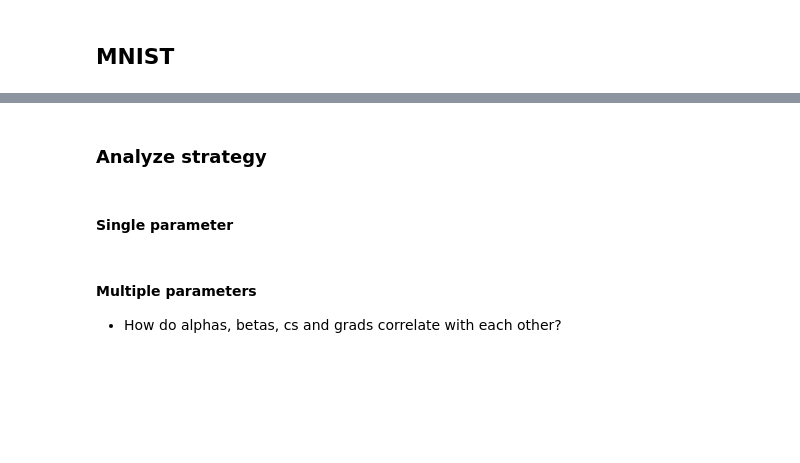
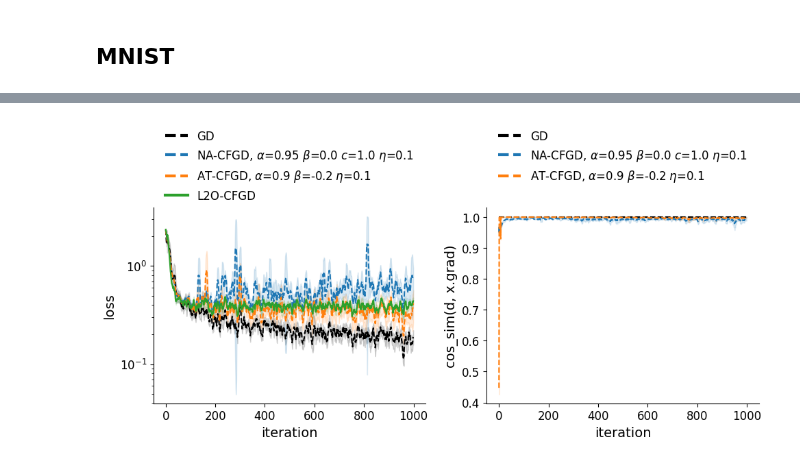
Before and after one commit to Johnny1188/fractional-learning-to-optimize, a Jupyter notebook: scripts/main.ipynb, the cells around one changed output, grey strips where cells are left out. Saved outputs shown, nothing was run; the diff lists cells and outputs as text; code cells hidden in the pictures; blank space fills up the shorter version.

```diff
--- a/scripts/main.ipynb
+++ b/scripts/main.ipynb
@@ -1140,9 +1305,9 @@ np.random.seed(config["seed"])
 l2o_dict, l2o_dict_best, log = meta_train(
     config=config,
     ### keep meta-training
-    # l2o_dict=l2o_dict,
-    # l2o_dict_best=l2o_dict_best,
-    # log=log,
+    l2o_dict=l2o_dict,
+    l2o_dict_best=l2o_dict_best,
+    log=log,
 )
 
 ### save checkpoint
@@ -1331,0 +1499,23 @@ runs["L2O-CFGD"] = {
+# %%
+### L2O
+runs["L2O"] = {
+    "update_config": {
+        "n_iters": update_config_base["n_iters"],
+        "optee": update_config_base["optee"],
+        "additional_metrics": {
+            "cos_sim(d, x.grad)": lambda opter, **kwargs: \
+                torch.cosine_similarity(
+                    opter.base_opter.state[0]["last_update"].flatten(),
+                    opter.base_opter.state[0]["last_grad"].flatten(),
+                    dim=0
+                ).item(),
+            "last_lr": lambda opter, **kwargs: \
+                opter.base_opter.state[0]["last_lr"].item() if type(opter.base_opter.state[0]["last_lr"]) == torch.Tensor else opter.base_opter.state[0]["last_lr"],
+        },
+        "l2o_dict": l2o_dict,
+        # "l2o_dict": l2o_dict_best["best_l2o_dict"],
+    },
+    "plot_config": {
+        "linestyle": "dashed",
+    },
+}
@@ -1332,8 +1565,10 @@ runs["L2O-CFGD"] = {
 # %%
 ### run all
+print(f"Running:\n" + ",".join(list(runs.keys())))
 for run_name in runs.keys():
     ### prepare run config
     run_config = copy.deepcopy(config)
+    run_config["data"]["data_config"]["device"] = DEVICE
     if "update_config" in runs[run_name] and runs[run_name]["update_config"] is not None:
         run_config.update(runs[run_name]["update_config"])
     print(f"{run_name}:")
@@ -1358,10 +1593,9 @@ for run_name in runs.keys():
     else: # baseline
         save_to = os.path.join(CKPT_PATH, "baselines",  run_nickname + ".pt")
     if os.path.exists(save_to):
+    # if os.path.exists(save_to) and "l2o" not in run_name.lower():
         print(f"  > Already saved. Only loading...\n  > {save_to}")
-        plot_conf = copy.deepcopy(runs[run_name]["plot_config"])
         runs[run_name] = torch.load(save_to, map_location=torch.device(DEVICE), pickle_module=dill)
-        runs[run_name]["plot_config"] = plot_conf
         continue
 
     torch.manual_seed(test_runs_seed)
@@ -1418,19 +1669,19 @@ for run_name in runs.keys():
 # %%
 conv_win = 5
 plot_log(
     runs,
     only_metrics=["loss", "cos_sim(d, x.grad)"],
-    # only_metrics=["loss"],
-    # only_metrics=["cos_sim(d, x.grad)"],
     log_metrics=["loss", "l2_dist(x_tik*, x)", "l2_dist(x*, x)"],
     conv_win=conv_win,
     min_max_y_config={
         "last_lr": (0, 100),
     },
-    save_to=os.path.join(
-        config["ckpt_config"]["ckpt_dir"],
-        f"loss_cos_sim__{dict_to_str(run_config['optee']['optee_config'])}__{conv_win}conv_{n_test_runs}runs_{test_run_iters}iters.png"
-    ),
+    # save_to=os.path.join(
+    #     config["ckpt_config"]["ckpt_dir"],
+    #     f"loss_cos_sim_l2o_best_dict_1600_{conv_win}conv_{n_test_runs}runs_{test_run_iters}iters.png"
+    # ),
 )
+# %% [output]
+[figure, added]
 # %%
 apply_publication_plt_settings(font_size=16, dpi=600, figsize=(5, 3.5))
@@ -1467,4 +1687,0 @@ plot_metric(
-# %% [markdown]
-### Analyze strategy
-# %% [markdown]
-#### Single parameter
@@ -1493,6 +1688,3 @@ plot_strategy(
-# %% [markdown]
-#### Multiple parameters
-- How do alphas, betas, cs and grads correlate with each other?
 # %%
 apply_publication_plt_settings(font_size=15, dpi=600, figsize=(13, 8))
 # %%
```
Also changed, not shown: parts of 47 cells of this notebook.
